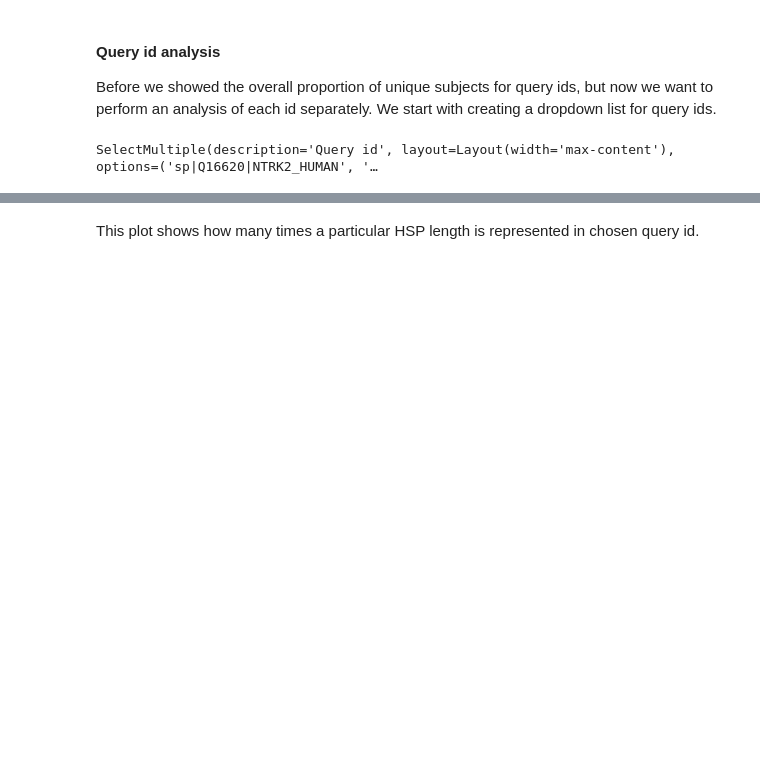
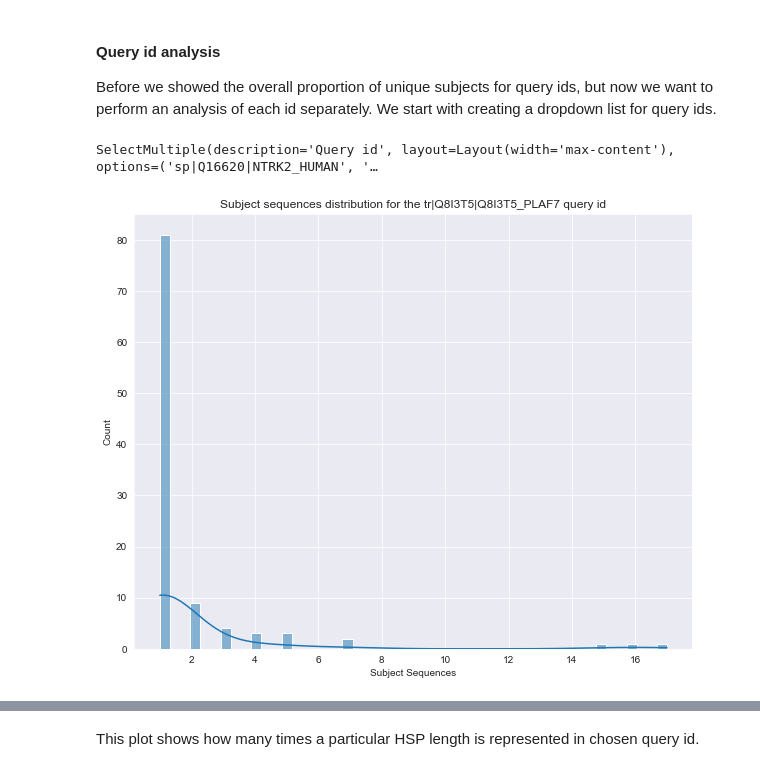
Before and after one commit to AlyaHarvelle/HMMER, a Jupyter notebook: MSA_1204.ipynb, the cells around one changed output, grey strips where cells are left out. Saved outputs shown, nothing was run; the diff lists cells and outputs as text; code cells hidden in the pictures; blank space fills up the shorter version.

```diff
--- a/MSA_1204.ipynb
+++ b/MSA_1204.ipynb
@@ -152,6 +150,21 @@ output = widgets.SelectMultiple(
 display(output)
 # %% [output]
 SelectMultiple(description='Query id', layout=Layout(width='max-content'), options=('sp|Q16620|NTRK2_HUMAN', '…
+# %%
+# Select query_id (1 or more) and filter df using these values
+selected_id = output.value
+selected = df[df["query_id"].isin(selected_id)]
+
+# Create a bar plot for the subject sequences for the selected query sequence
+figure(figsize=(10, 8))
+sns.histplot(selected['subject_seq'].value_counts(), kde=True, bins=50)
+#sns.kdeplot(selected['subject_seq'].value_counts(), shade=True)
+plt.xlabel('Subject Sequences')
+plt.ylabel('Count')
+plt.title(f'Subject sequences distribution for the {", ".join(selected_id)} query id')
+plt.show()
+# %% [output]
+[figure, added]
 # %%
 # Select query_id (1 or more) and filter df using these values
 selected_id = output.value
```
Also changed, not shown: parts of 8 cells of this notebook.
